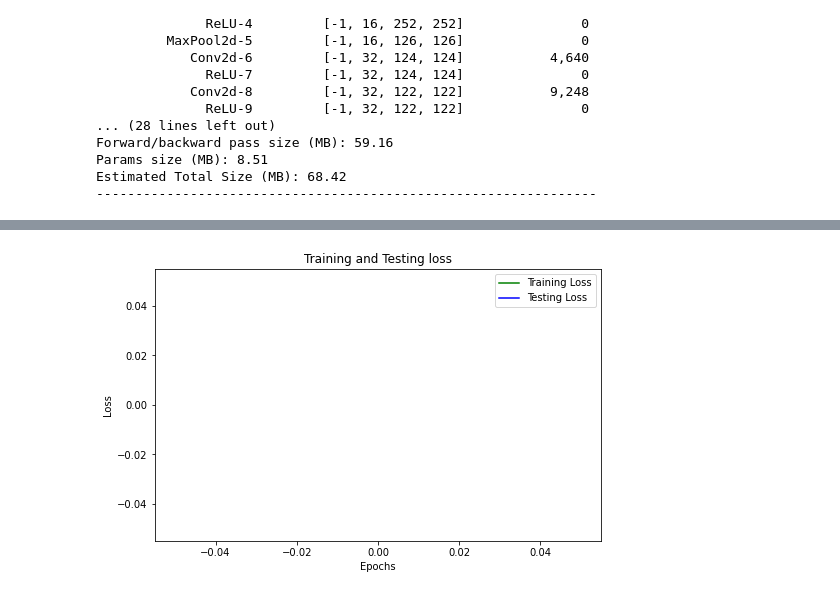
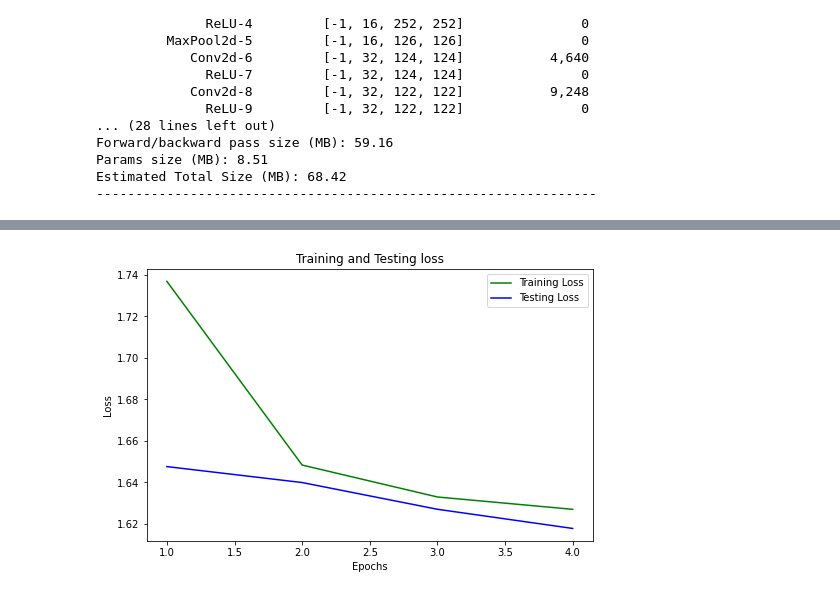
Before and after one commit to johnJDN/FlowerCNN, a Jupyter notebook: FlowerClassifier.ipynb, the cells around one changed output, grey strips where cells are left out. Cells and saved outputs as stored; diff of their text form; code cells hidden in the pictures.

```diff
--- a/FlowerClassifier.ipynb
+++ b/FlowerClassifier.ipynb
@@ -200,7 +247,7 @@ Test(0)
 train_loss = []
 test_loss = []
 
-for epoch in range(1, 1):
+for epoch in range(1, 5):
     train_loss.append(Train(epoch,200))
     test_loss.append(Test(epoch))
 
@@ -223,4 +284,4 @@ Epoch: [0], Test Loss: 2.3149, Accuracy: 0.07, Time: 198.88 sec
-[figure, old version]
+[figure, new version]
 # %%
 translate = {
     "cane": "dog",
```
Also changed, not shown: parts of 4 cells of this notebook.
